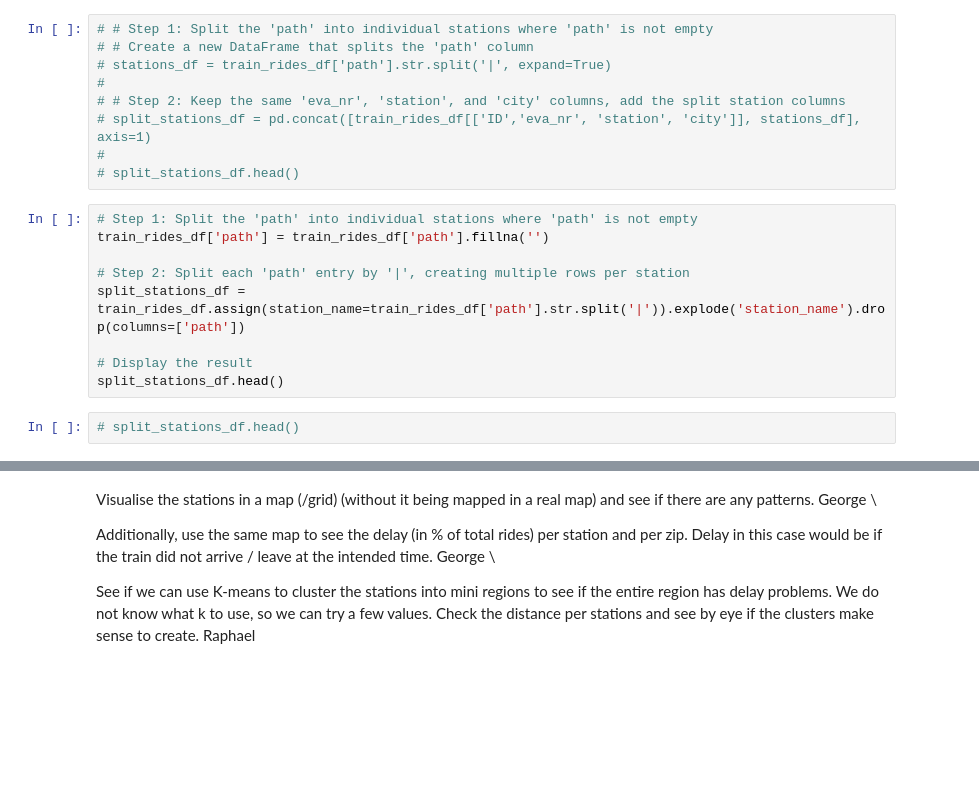
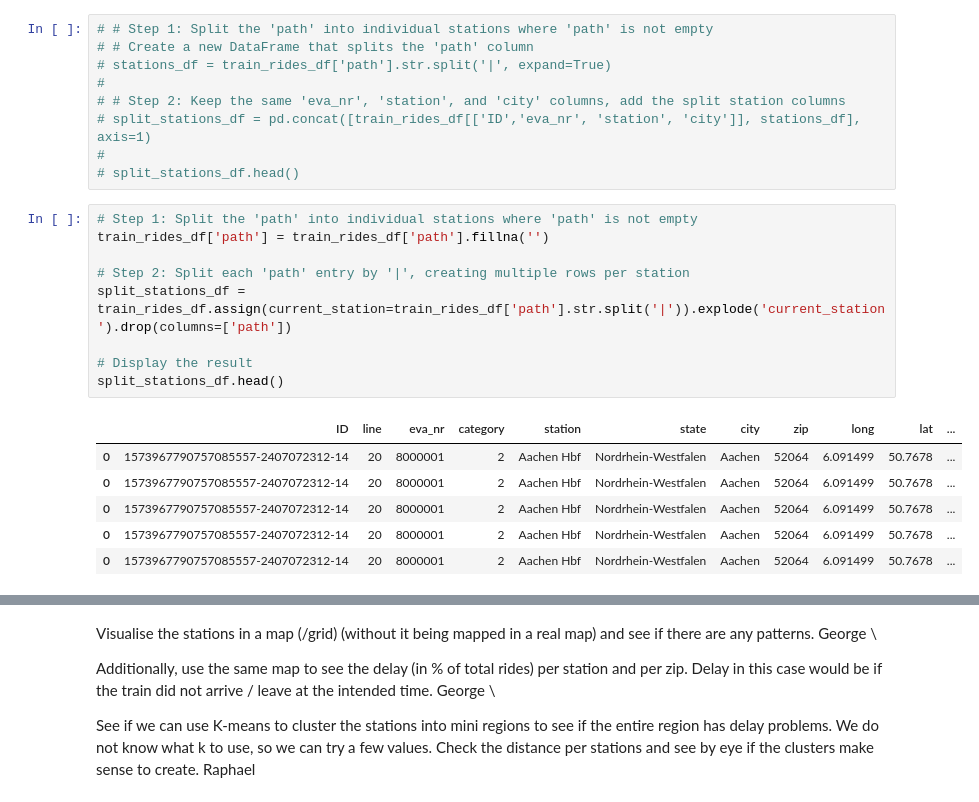
Before and after one commit to Tu2-prog/DM-Project, a Jupyter notebook: data-analysis.ipynb, the cells around one changed output, grey strips where cells are left out. Saved outputs shown, nothing was run; the diff lists cells and outputs as text; blank space fills up the shorter version.

```diff
--- a/data-analysis.ipynb
+++ b/data-analysis.ipynb
@@ -84,11 +84,16 @@ what is the average number of stations per category? go check the 'category' col
 # %%
 # Step 1: Split the 'path' into individual stations where 'path' is not empty
 train_rides_df['path'] = train_rides_df['path'].fillna('')
 
 # Step 2: Split each 'path' entry by '|', creating multiple rows per station
-split_stations_df = train_rides_df.assign(station_name=train_rides_df['path'].str.split('|')).explode('station_name').drop(columns=['path'])
+split_stations_df = train_rides_df.assign(current_station=train_rides_df['path'].str.split('|')).explode('current_station').drop(columns=['path'])
 
 # Display the result
 split_stations_df.head()
+# %% [output]
+|  | ID | line | eva_nr | category | station | state | city | zip | long | lat | ... |
+| 0 | 1573967790757085557-2407072312-14 | 20 | 8000001 | 2 | Aachen Hbf | Nordrhein-Westfalen | Aachen | 52064 | 6.091499 | 50.7678 | ... |
+| 0 | 1573967790757085557-2407072312-14 | 20 | 8000001 | 2 | Aachen Hbf | Nordrhein-Westfalen | Aachen | 52064 | 6.091499 | 50.7678 | ... |
+| 0 | 1573967790757085557-2407072312-14 | 20 | 8000001 | 2 | Aachen Hbf | Nordrhein-Westfalen | Aachen | 52064 | 6.091499 | 50.7678 | ... |
+| 0 | 1573967790757085557-2407072312-14 | 20 | 8000001 | 2 | Aachen Hbf | Nordrhein-Westfalen | Aachen | 52064 | 6.091499 | 50.7678 | ... |
+| 0 | 1573967790757085557-2407072312-14 | 20 | 8000001 | 2 | Aachen Hbf | Nordrhein-Westfalen | Aachen | 52064 | 6.091499 | 50.7678 | ... |
-# %%
-# split_stations_df.head()
```
Also changed, not shown: parts of 8 cells of this notebook.
